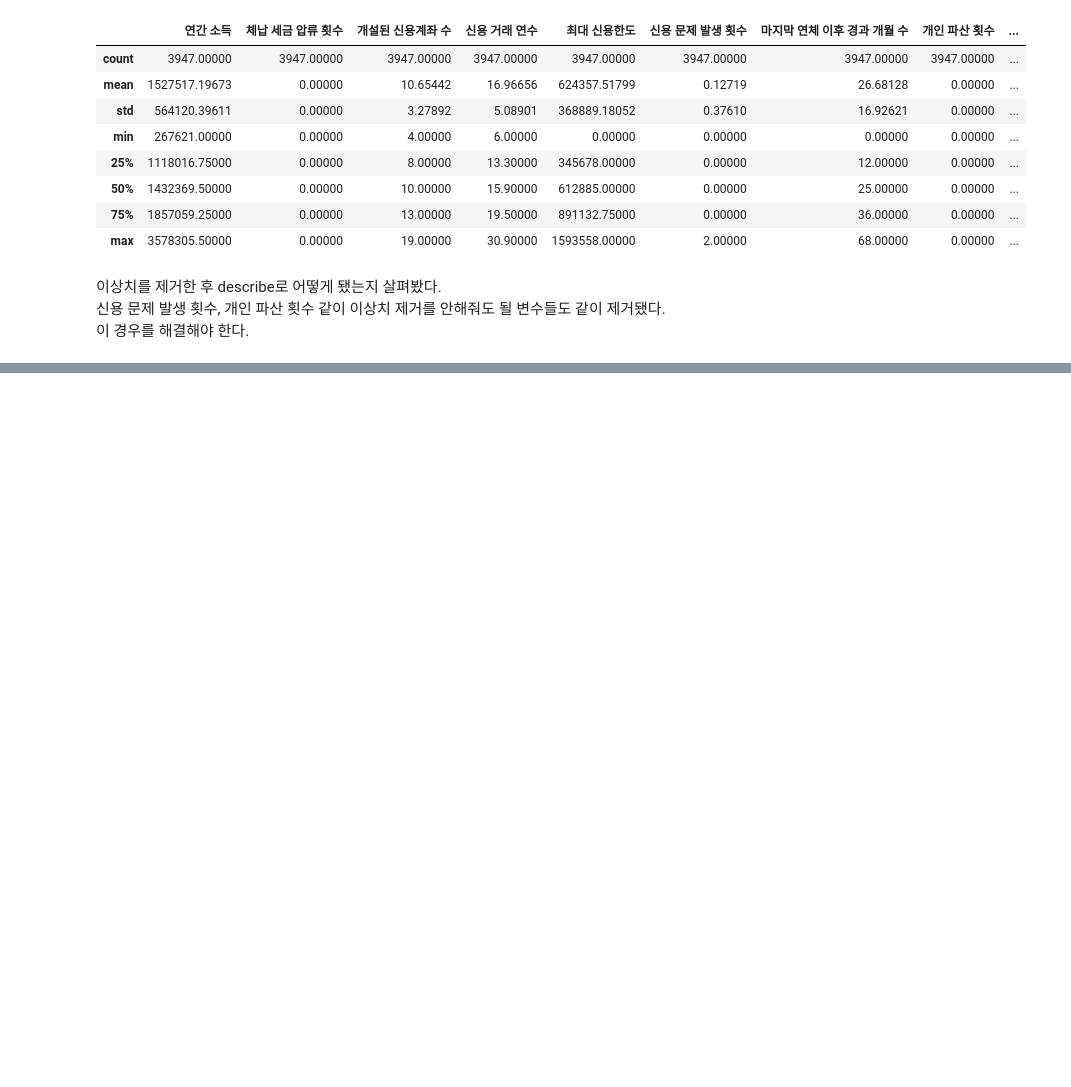
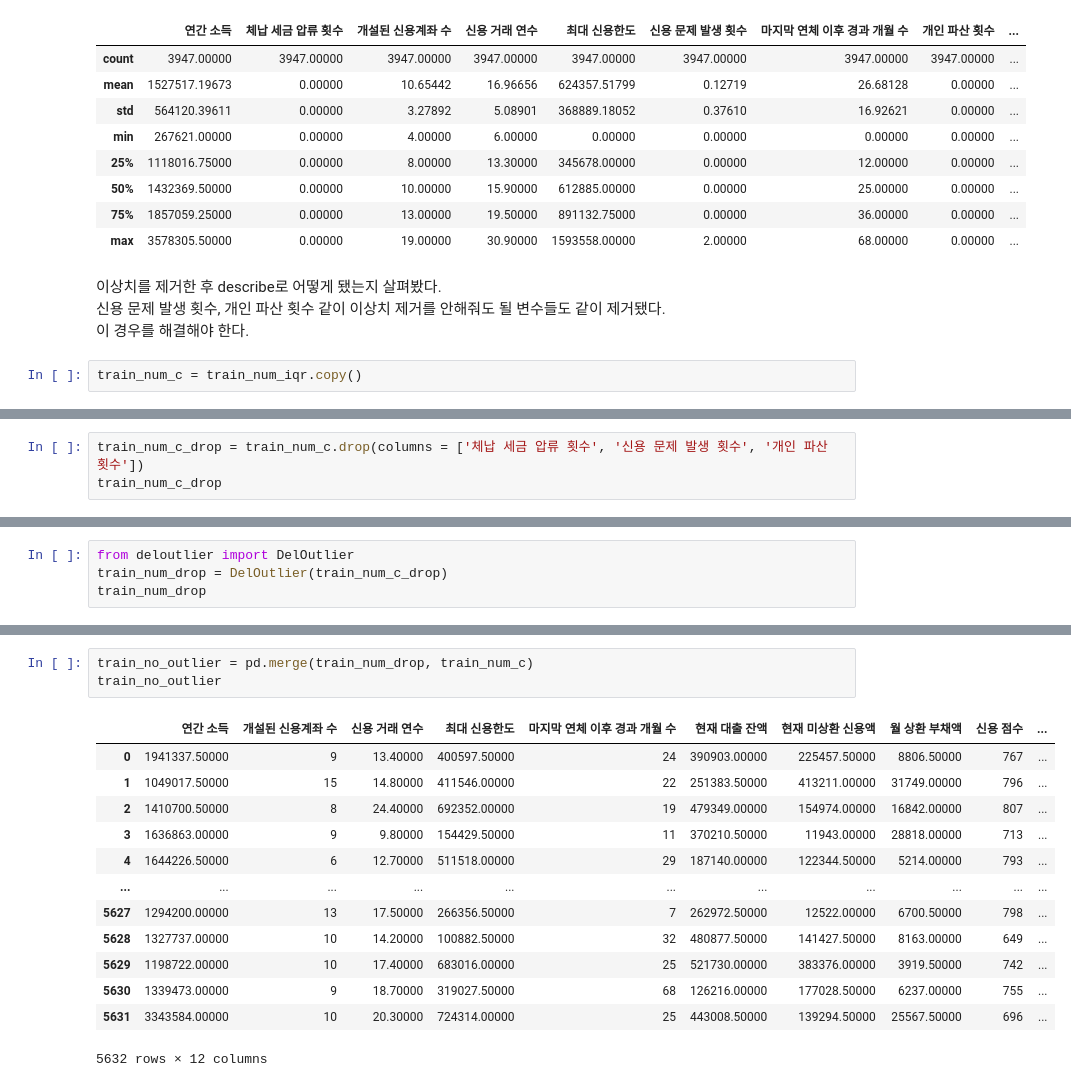
Before and after one commit to jayiuk/default-pred, a Jupyter notebook: eda_data.ipynb, the cells around one changed output, grey strips where cells are left out. Drawn from its saved outputs; the diff is of its cells as text; blank space fills up the shorter version.

Commit message:
delete outlier

```diff
--- a/eda_data.ipynb
+++ b/eda_data.ipynb
@@ -240,3 +240,5 @@ train_nooutlier.describe()
 이상치를 제거한 후 describe로 어떻게 됐는지 살펴봤다.\
 신용 문제 발생 횟수, 개인 파산 횟수 같이 이상치 제거를 안해줘도 될 변수들도 같이 제거됐다.\
 이 경우를 해결해야 한다.
+# %%
+train_num_c = train_num_iqr.copy()
@@ -242,0 +252,3 @@ train_nooutlier.describe()
+# %%
+train_num_c_drop = train_num_c.drop(columns = ['체납 세금 압류 횟수', '신용 문제 발생 횟수', '개인 파산 횟수'])
+train_num_c_drop
@@ -242,0 +269,4 @@ train_nooutlier.describe()
+# %%
+from deloutlier import DelOutlier
+train_num_drop = DelOutlier(train_num_c_drop)
+train_num_drop
@@ -242,0 +287,17 @@ train_nooutlier.describe()
+# %%
+train_no_outlier = pd.merge(train_num_drop, train_num_c)
+train_no_outlier
+# %% [output]
+|  | 연간 소득 | 개설된 신용계좌 수 | 신용 거래 연수 | 최대 신용한도 | 마지막 연체 이후 경과 개월 수 | 현재 대출 잔액 | 현재 미상환 신용액 | 월 상환 부채액 | 신용 점수 | ... |
+| 0 | 1941337.50000 | 9 | 13.40000 | 400597.50000 | 24 | 390903.00000 | 225457.50000 | 8806.50000 | 767 | ... |
+| 1 | 1049017.50000 | 15 | 14.80000 | 411546.00000 | 22 | 251383.50000 | 413211.00000 | 31749.00000 | 796 | ... |
+| 2 | 1410700.50000 | 8 | 24.40000 | 692352.00000 | 19 | 479349.00000 | 154974.00000 | 16842.00000 | 807 | ... |
+| 3 | 1636863.00000 | 9 | 9.80000 | 154429.50000 | 11 | 370210.50000 | 11943.00000 | 28818.00000 | 713 | ... |
+| 4 | 1644226.50000 | 6 | 12.70000 | 511518.00000 | 29 | 187140.00000 | 122344.50000 | 5214.00000 | 793 | ... |
+| ... | ... | ... | ... | ... | ... | ... | ... | ... | ... | ... |
+| 5627 | 1294200.00000 | 13 | 17.50000 | 266356.50000 | 7 | 262972.50000 | 12522.00000 | 6700.50000 | 798 | ... |
+| 5628 | 1327737.00000 | 10 | 14.20000 | 100882.50000 | 32 | 480877.50000 | 141427.50000 | 8163.00000 | 649 | ... |
+| 5629 | 1198722.00000 | 10 | 17.40000 | 683016.00000 | 25 | 521730.00000 | 383376.00000 | 3919.50000 | 742 | ... |
+| 5630 | 1339473.00000 | 9 | 18.70000 | 319027.50000 | 68 | 126216.00000 | 177028.50000 | 6237.00000 | 755 | ... |
+| 5631 | 3343584.00000 | 10 | 20.30000 | 724314.00000 | 25 | 443008.50000 | 139294.50000 | 25567.50000 | 696 | ... |
+5632 rows × 12 columns
```
Also changed, not shown: parts of 6 cells of this notebook, 1 other file.
